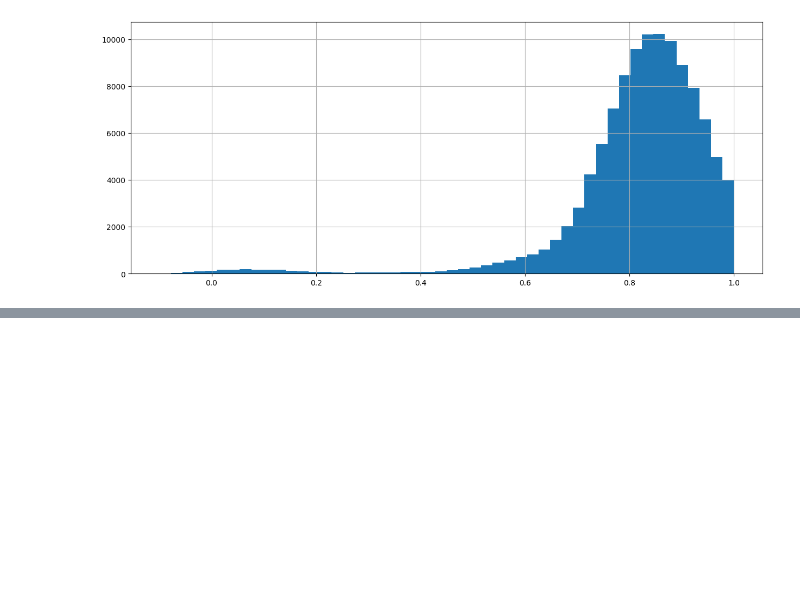
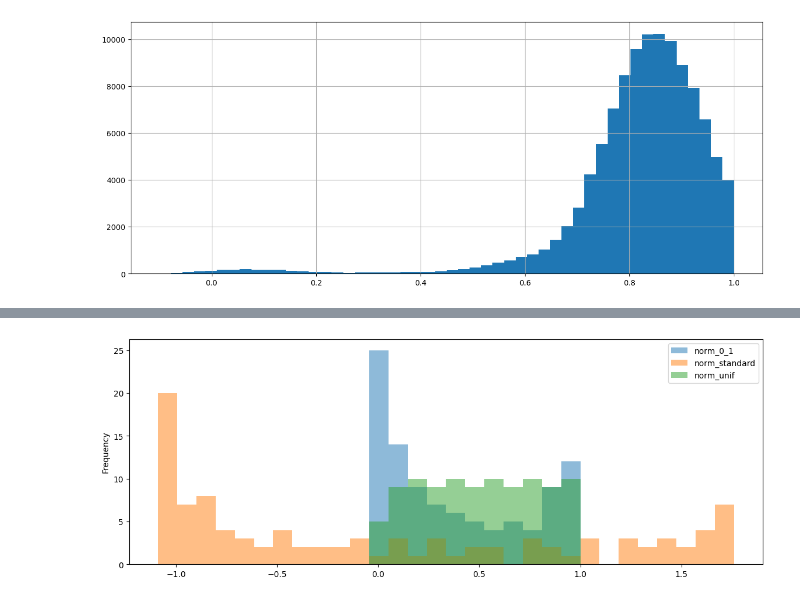
Before and after one commit to mathieucbd/ml-for-factor-investing, a Jupyter notebook: notebooks/3_data_preprocessing.ipynb, the cells around one changed output, grey strips where cells are left out. Saved outputs shown, nothing was run; the diff lists cells and outputs as text; code cells hidden in the pictures; blank space fills up the shorter version.

```diff
--- a/notebooks/3_data_preprocessing.ipynb
+++ b/notebooks/3_data_preprocessing.ipynb
@@ -52,0 +96,4 @@ data_hist_acf.hist(bins=50,range=[-0.1,1]); # Plot from pandas
+# %%
+data_norm.iloc[:,1:4].plot.hist(alpha=0.5, bins=30, figsize=(14,5)); # Plot from pandas, alphas=opacity
+# %% [output]
+[figure, added]
```
Also changed, not shown: parts of 12 cells of this notebook, 3 other files.
